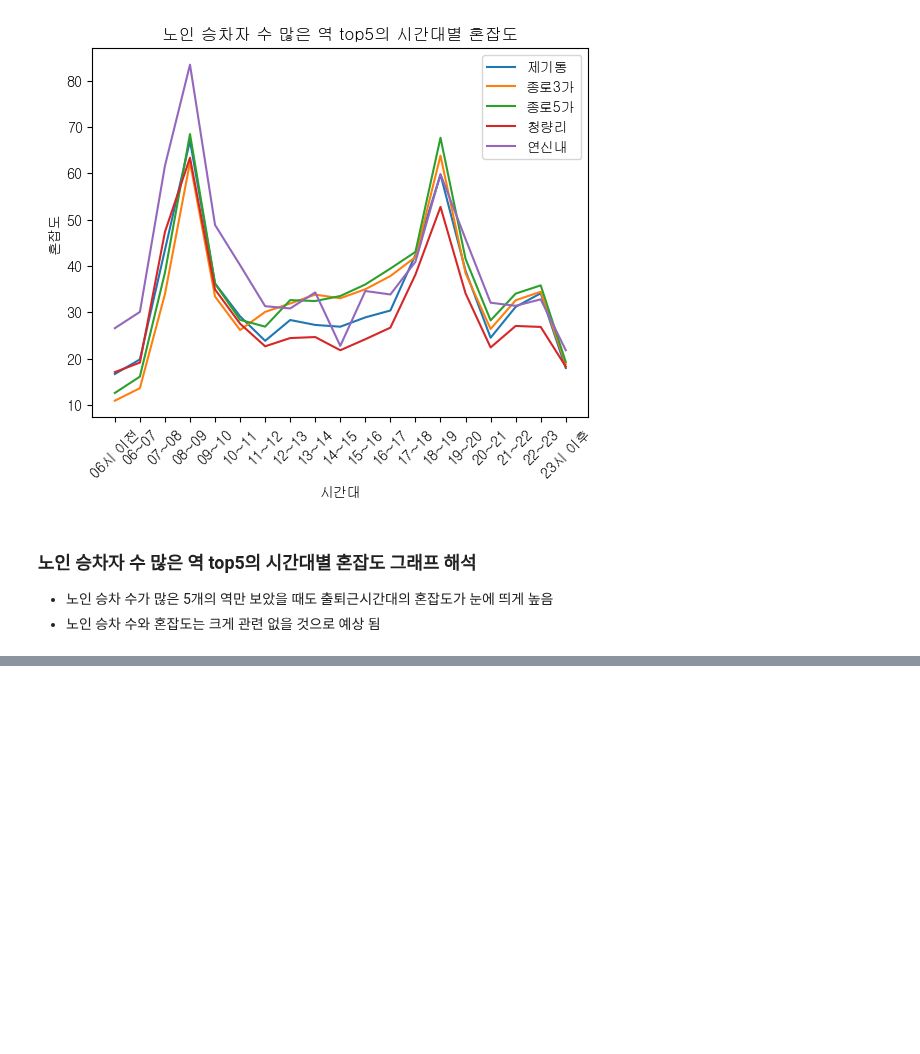
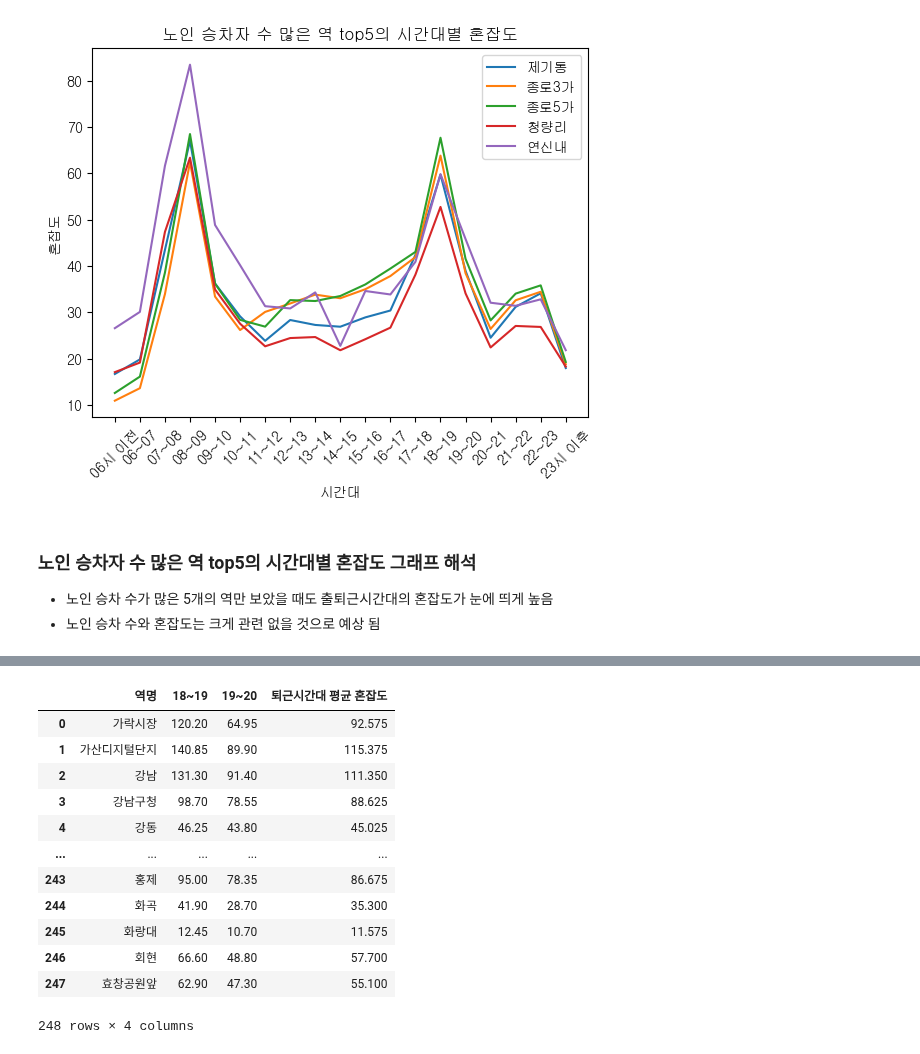
Before and after one commit to HyunJW/Subway_Analystic, a Jupyter notebook: data_analysis/노인승하차인원_혼잡도 관계.ipynb, the cells around one changed output, grey strips where cells are left out. Cells and saved outputs as stored; diff of their text form; code cells hidden in the pictures; blank space fills up the shorter version.

```diff
--- a/data_analysis/노인승하차인원_혼잡도 관계.ipynb
+++ b/data_analysis/노인승하차인원_혼잡도 관계.ipynb
@@ -192,0 +213,18 @@ Text(0.5, 1.0, '노인 승차자 수 많은 역 top5의 시간대별 혼잡도')
+# %%
+con_l = con_l[['역명','18~19','19~20']].groupby('역명').max().reset_index()
+con_l['퇴근시간대 평균 혼잡도'] = con_l.mean(axis=1)
+con_l
+# %% [output]
+|  | 역명 | 18~19 | 19~20 | 퇴근시간대 평균 혼잡도 |
+| 0 | 가락시장 | 120.20 | 64.95 | 92.575 |
+| 1 | 가산디지털단지 | 140.85 | 89.90 | 115.375 |
+| 2 | 강남 | 131.30 | 91.40 | 111.350 |
+| 3 | 강남구청 | 98.70 | 78.55 | 88.625 |
+| 4 | 강동 | 46.25 | 43.80 | 45.025 |
+| ... | ... | ... | ... | ... |
+| 243 | 홍제 | 95.00 | 78.35 | 86.675 |
+| 244 | 화곡 | 41.90 | 28.70 | 35.300 |
+| 245 | 화랑대 | 12.45 | 10.70 | 11.575 |
+| 246 | 회현 | 66.60 | 48.80 | 57.700 |
+| 247 | 효창공원앞 | 62.90 | 47.30 | 55.100 |
+248 rows × 4 columns
```
Also changed, not shown: parts of 7 cells of this notebook, 2 other files.
